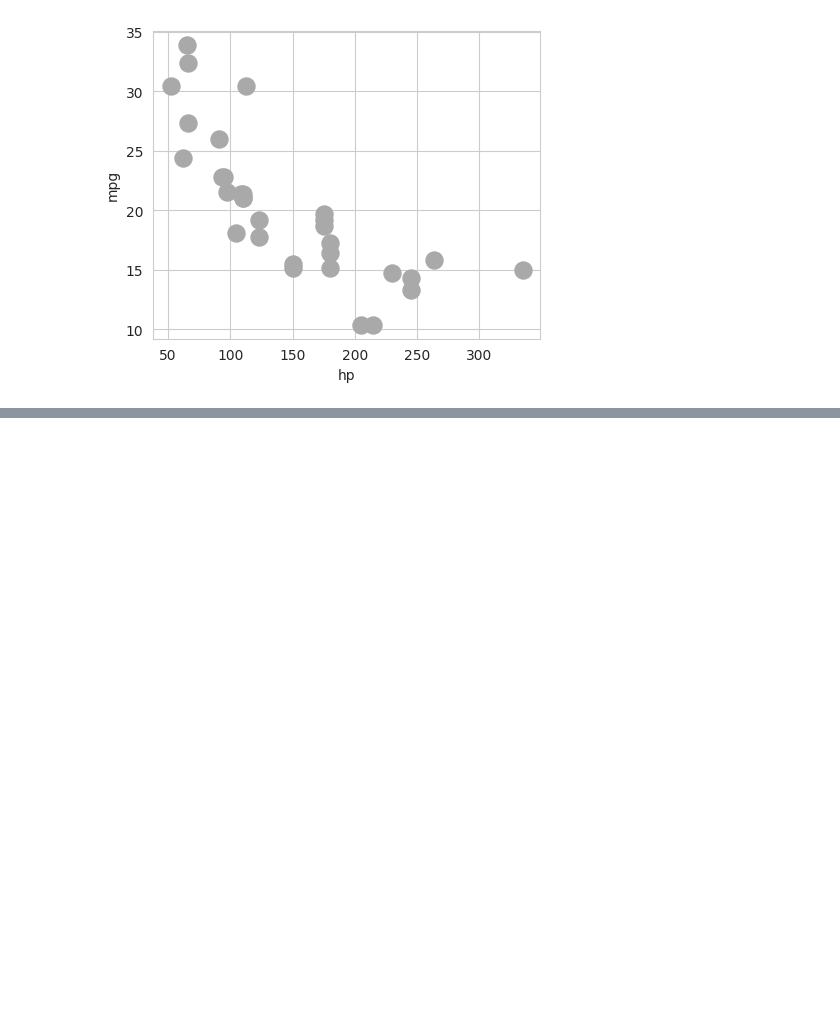
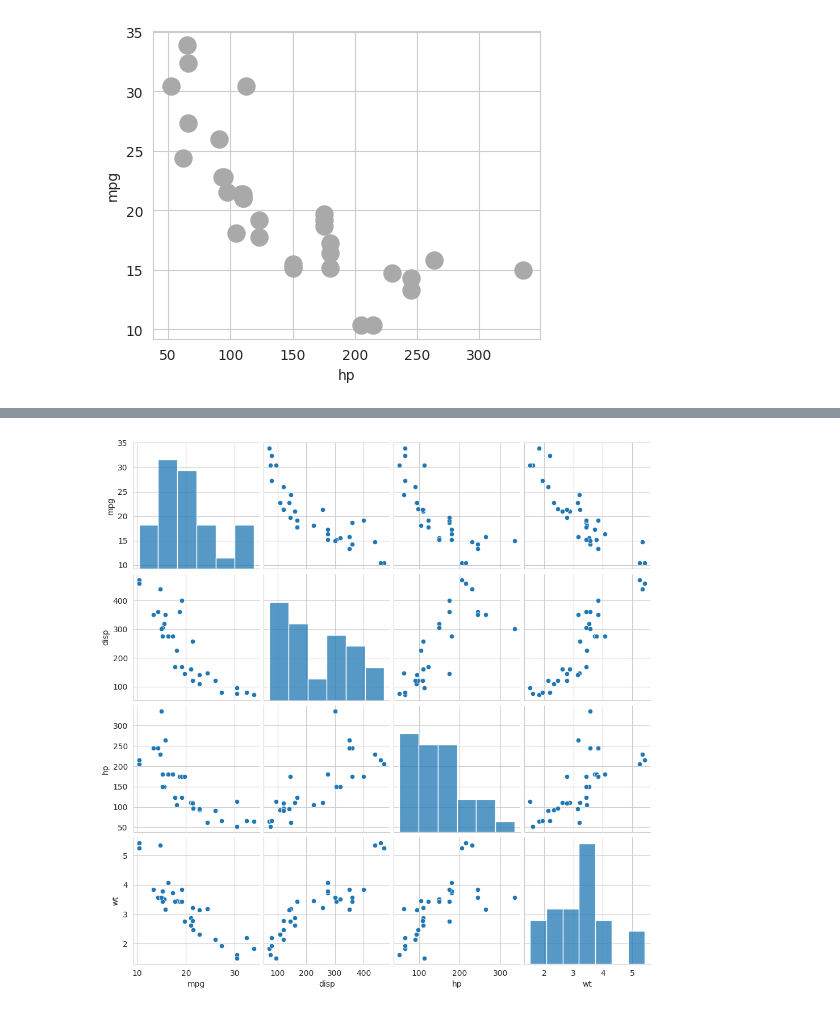
Before and after one commit to venkat56vanaparthi/data_science, a Jupyter notebook: data_visualization.ipynb, the cells around one changed output, grey strips where cells are left out. Drawn from its saved outputs; the diff is of its cells as text; code cells hidden in the pictures; blank space fills up the shorter version.

Commit message:
Data Visualization

```diff
--- a/data_visualization.ipynb
+++ b/data_visualization.ipynb
@@ -481,7 +481,7 @@ from matplotlib import rcParams
 import seaborn as sns
 # %%
 %matplotlib inline
-rcParams['figure.figsize']=5,4
+rcParams['figure.figsize']=5,6
 sns.set_style('whitegrid')
 # %%
 #Simplest time series plot
@@ -557,0 +564,6 @@ sns.pairplot(cars)
+# %%
+cars_subset = cars[['mpg', 'disp', 'hp', 'wt']]
+sns.pairplot(cars_subset)
+plt.show()
+# %% [output]
+[figure, added]
```
Also changed, not shown: parts of 4 cells of this notebook.
